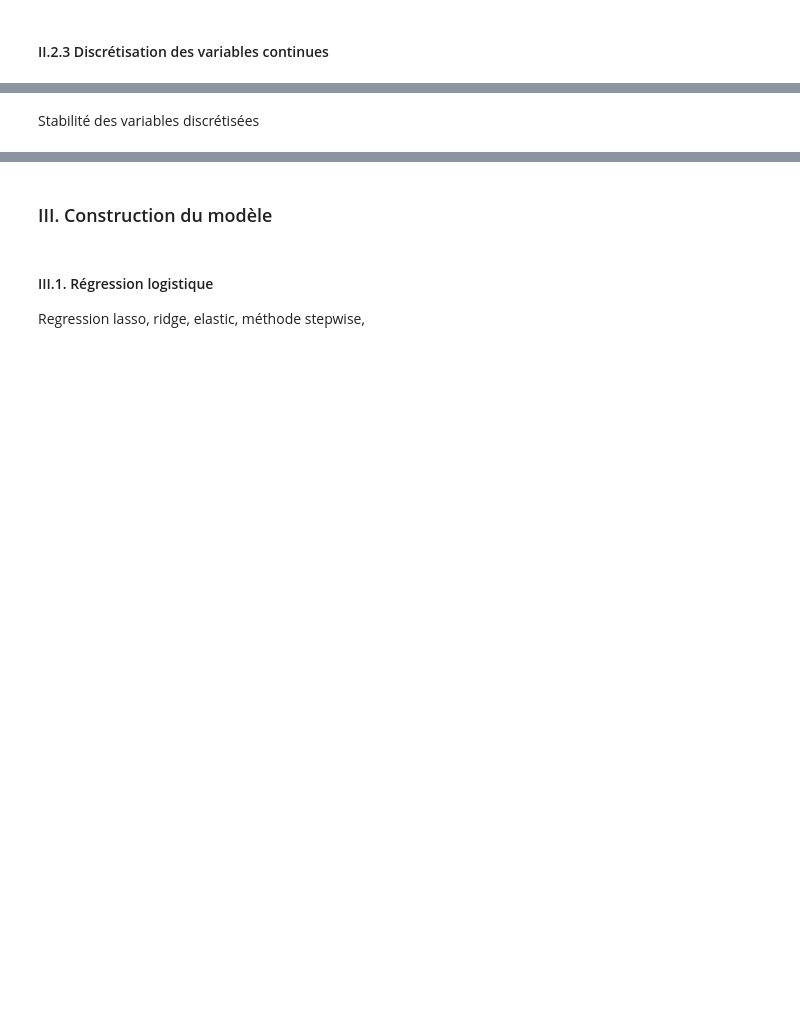
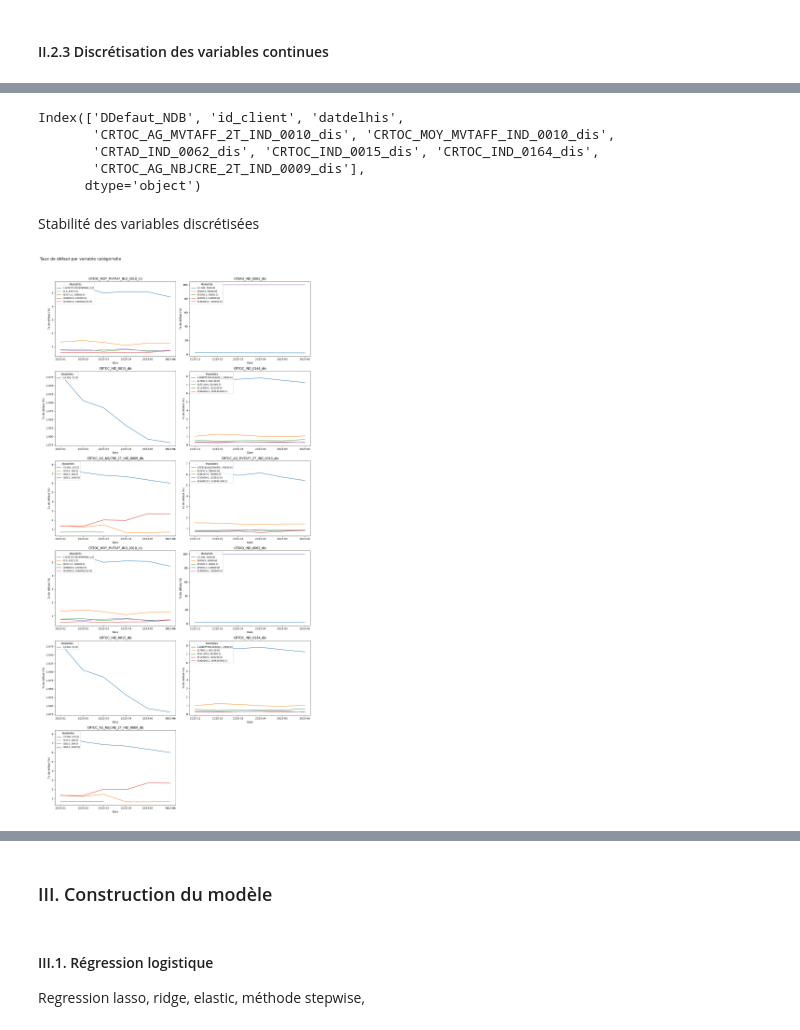
Before and after one commit to cheryl-kdio/Scoring-pj, a Jupyter notebook: desc.ipynb, the cells around one changed output, grey strips where cells are left out. Drawn from its saved outputs; the diff is of its cells as text; code cells hidden in the pictures; blank space fills up the shorter version.

```diff
--- a/desc.ipynb
+++ b/desc.ipynb
@@ -999,0 +1052,26 @@ Interval for CRTOC_AG_NBJDEB_2T_IND_0015
+# %%
+X_train_temp = X_train[[cible, 'id_client','datdelhis']].copy()
+
+# Discrétisation des variables en fonction des cutoffs obtenus
+for col, cutoffs in cutoffs_by_var.items():
+    # Si les cutoffs sont des intervalles, utiliser les bornes
+    if isinstance(cutoffs[0], pd.Interval):
+        bins_edges = sorted(set([interval.left for interval in cutoffs] + [interval.right for interval in cutoffs]))
+    else:
+        # Sinon, traiter les cutoffs comme des valeurs discrètes
+        bins_edges = sorted(cutoffs)
+
+    # Discrétiser la colonne en utilisant les bornes et ajouter la colonne discrétisée avec suffixe "_dis"
+    discretized_data = pd.cut(X_train[col].copy(), bins=bins_edges, include_lowest=True, duplicates='drop')
+    X_train_temp[col + "_dis"] = discretized_data
+
+    # Ajouter la colonne discrétisée à la liste des colonnes
+    discretized_columns.append(col + "_dis")
+# %%
+importlib.reload(functions)
+
+var = []
+for col in discretized_columns[1:] :
+    res=functions.group_by_rsq(X_train_temp, col, cible)
+    functions.discretize_by_groups(X_train_temp, col, res , date,cible,'id_client')
+    var.append(col )
@@ -999,0 +1096,8 @@ Interval for CRTOC_AG_NBJDEB_2T_IND_0015
+# %%
+X_train_temp.columns
+# %% [output]
+Index(['DDefaut_NDB', 'id_client', 'datdelhis',
+       'CRTOC_AG_MVTAFF_2T_IND_0010_dis', 'CRTOC_MOY_MVTAFF_IND_0010_dis',
+       'CRTAD_IND_0062_dis', 'CRTOC_IND_0015_dis', 'CRTOC_IND_0164_dis',
+       'CRTOC_AG_NBJCRE_2T_IND_0009_dis'],
+      dtype='object')
@@ -1007,0 +1120,5 @@ functions.tx_rsq_par_var(dis_data,new_vars,date,cible)
+# %%
+importlib.reload(functions)
+functions.tx_rsq_par_var(X_train_temp,var,date,cible)
+# %% [output]
+[figure, added]
```
Also changed, not shown: parts of 16 cells of this notebook, 1 other file.
